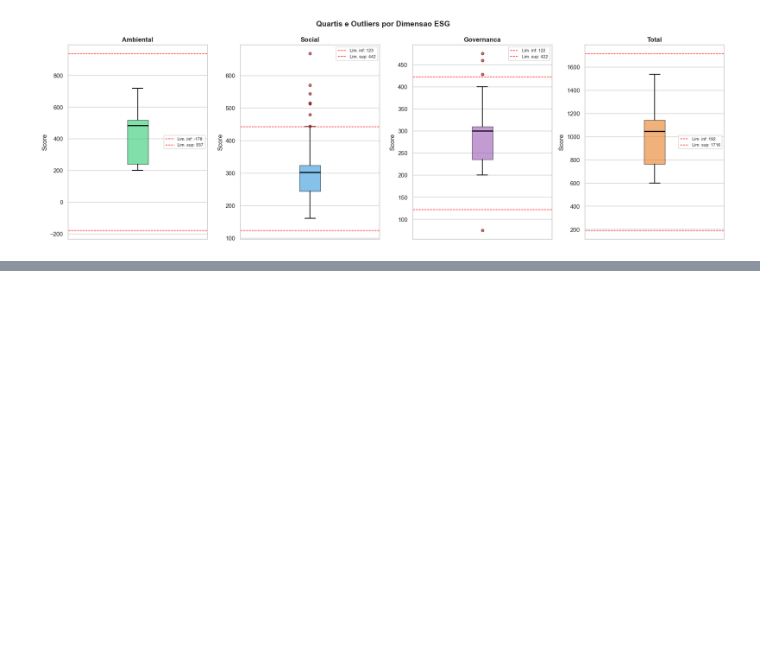
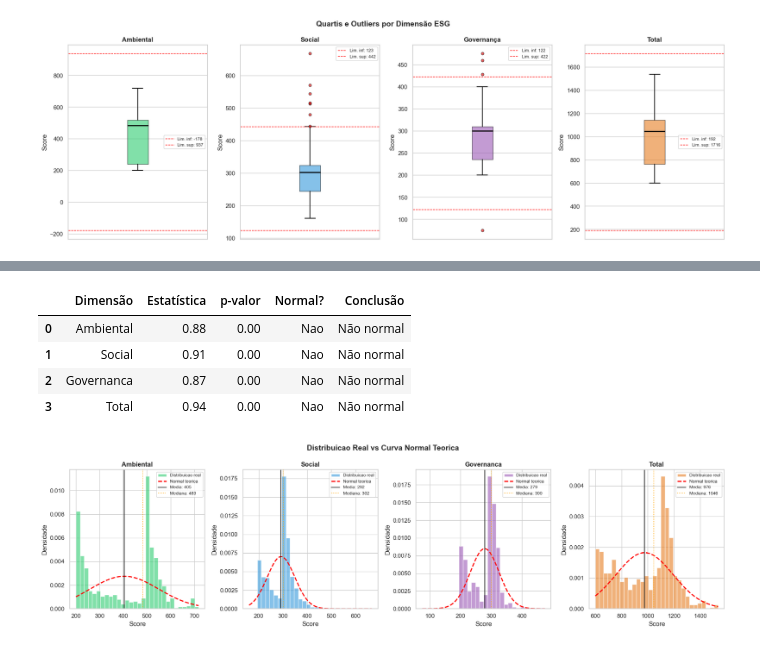
Before and after one commit to phelipecscosta/NorthData-Consulting-Classific-ESG-por-Machine-Learning, a Jupyter notebook: notebooks/01_eda_e_visualizacoes_analiticas.ipynb, the cells around one changed output, grey strips where cells are left out. Cells and saved outputs as stored; diff of their text form; code cells hidden in the pictures; blank space fills up the shorter version.

```diff
--- a/notebooks/01_eda_e_visualizacoes_analiticas.ipynb
+++ b/notebooks/01_eda_e_visualizacoes_analiticas.ipynb
@@ -877,10 +954,10 @@ EMPRESAS IDENTIFICADAS COMO OUTLIERS POR DIMENSAO:
 | 10 | CMS Energy Corp | cms | Utilities | 667 | High | Social | Superior | 123.38 | 442.38 |
 # %%
 fig, axes = plt.subplots(1, 4, figsize=(18, 6))
-fig.suptitle("Quartis e Outliers por Dimensao ESG", fontsize=14, fontweight="bold")
+fig.suptitle("Quartis e Outliers por Dimensão ESG", fontsize=14, fontweight="bold")
 
 cores = ["#2ecc71", "#3498db", "#9b59b6", "#e67e22"]
-rotulos = ["Ambiental", "Social", "Governanca", "Total"]
+rotulos = ["Ambiental", "Social", "Governança", "Total"]
 
 for ax, col, cor, rotulo in zip(axes, cols_scores, cores, rotulos):
     q1  = df[col].quantile(0.25)
@@ -921,0 +1044,70 @@ plt.show()
+# %%
+from scipy import stats
+
+cols_scores = ["environment_score", "social_score",
+               "governance_score", "total_score"]
+rotulos     = ["Ambiental", "Social", "Governanca", "Total"]
+
+print("=" * 60)
+print("TESTE DE NORMALIDADE")
+print("Nível de significância: 0.05")
+print("=" * 60)
+
+resultados_normalidade = []
+
+for col, rotulo in zip(cols_scores, rotulos):
+    stat, p_valor = stats.shapiro(df[col].dropna())
+    normal        = p_valor >= 0.05
+    conclusao     = "Normal" if normal else "Não normal"
+
+    resultados_normalidade.append({
+        "Dimensão"   : rotulo,
+        "Estatística": round(stat, 4),
+        "p-valor"    : round(p_valor, 6),
+        "Normal?"    : "Sim" if normal else "Nao",
+        "Conclusão"  : conclusao
+    })
+
+    print(f"\n  {rotulo}")
+    print(f"    Estatística W : {stat:.4f}")
+    print(f"    p-valor       : {p_valor:.6f}")
+    sinal = "<" if p_valor < 0.05 else ">="
+    print(f"    Conclusao     : {conclusao} (p {sinal} 0.05)")
+
+df_normalidade = pd.DataFrame(resultados_normalidade)
+print("\n")
+print("RESUMO:")
+display(df_normalidade)
+
+fig, axes = plt.subplots(1, 4, figsize=(18, 5))
+fig.suptitle("Distribuicao Real vs Curva Normal Teorica",
+             fontsize=14, fontweight="bold")
+
+cores = ["#2ecc71", "#3498db", "#9b59b6", "#e67e22"]
+
+for ax, col, rotulo, cor in zip(axes, cols_scores, rotulos, cores):
+    dados = df[col].dropna()
+    media = dados.mean()
+    desvio = dados.std()
+
+    # Histograma normalizado (densidade)
+    ax.hist(dados, bins=30, color=cor, alpha=0.6, density=True, label="Distribuicao real")
+
+    # Curva normal teorica com mesma media e desvio
+    x = np.linspace(dados.min(), dados.max(), 200)
+    curva_normal = stats.norm.pdf(x, media, desvio)
+    ax.plot(x, curva_normal, color="red", linewidth=2, linestyle="--", label="Normal teorica")
+
+    # Linhas de media e mediana
+    ax.axvline(media,         color="black",  linewidth=1.2, linestyle="-",  label=f"Media: {media:.0f}")
+    ax.axvline(dados.median(), color="orange", linewidth=1.2, linestyle=":",  label=f"Mediana: {dados.median():.0f}")
+
+    ax.set_title(rotulo, fontsize=12, fontweight="bold")
+    ax.set_xlabel("Score")
+    ax.set_ylabel("Densidade")
+    ax.legend(fontsize=8)
+
+plt.tight_layout()
+plt.savefig("../docs/viz_09_distribuicao_vs_normal.png", dpi=150, bbox_inches="tight")
+plt.show()
+# %% [output]
@@ -921,0 +1131,6 @@ plt.show()
+|  | Dimensão | Estatística | p-valor | Normal? | Conclusão |
+| 0 | Ambiental | 0.88 | 0.00 | Nao | Não normal |
+| 1 | Social | 0.91 | 0.00 | Nao | Não normal |
+| 2 | Governanca | 0.87 | 0.00 | Nao | Não normal |
+| 3 | Total | 0.94 | 0.00 | Nao | Não normal |
+[figure, added]
```
Also changed, not shown: parts of 27 cells of this notebook, 12 other files.
